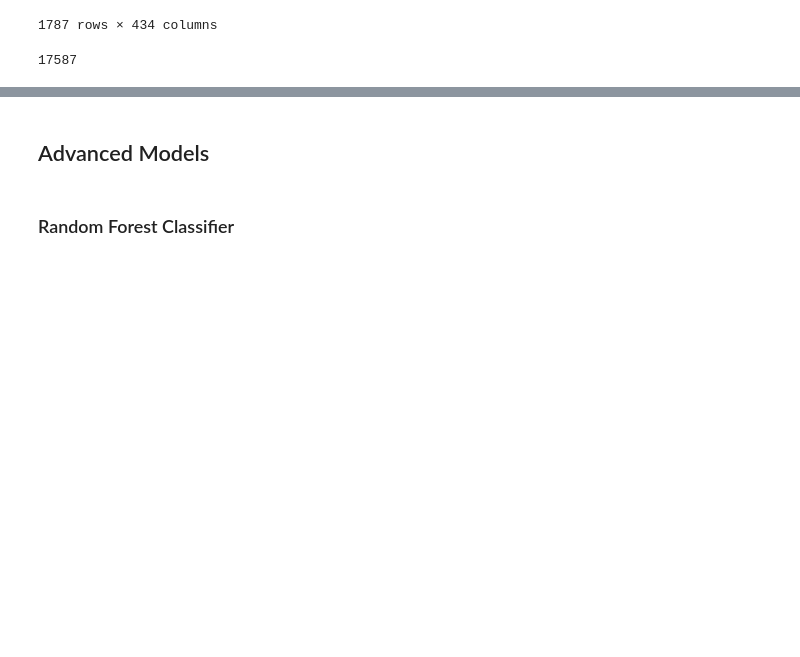
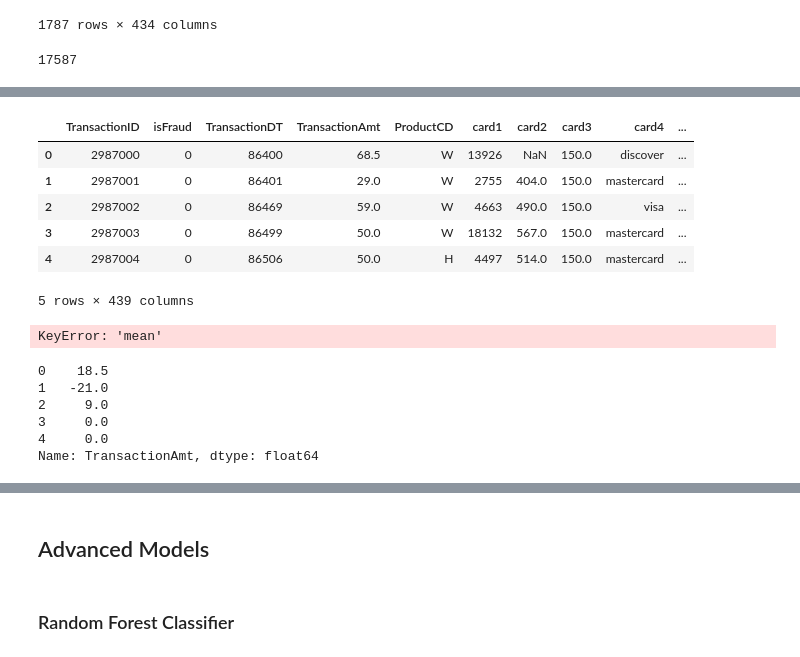
Before and after one commit to mariia-rum/project_fraud, a Jupyter notebook: notebooks/Models_Antonia.ipynb, the cells around one changed output, grey strips where cells are left out. Cells and saved outputs as stored; diff of their text form; code cells hidden in the pictures; blank space fills up the shorter version.

```diff
--- a/notebooks/Models_Antonia.ipynb
+++ b/notebooks/Models_Antonia.ipynb
@@ -380,0 +435,2 @@ credit_cards[['TransactionAmt']].median()
+# %%
+small_credit_cards = credit_cards.head()
@@ -380,0 +457,14 @@ credit_cards[['TransactionAmt']].median()
+# %%
+small_df = small_df.reset_index(drop=True)
+small_credit_cards = small_credit_cards.reset_index(drop=True)
+# %%
+#small_df.join(small_credit_cards, how='left', on="cardID")
+pd.concat([small_df,small_credit_cards],axis=1)
+# %% [output]
+|  | TransactionID | isFraud | TransactionDT | TransactionAmt | ProductCD | card1 | card2 | card3 | card4 | ... |
+| 0 | 2987000 | 0 | 86400 | 68.5 | W | 13926 | NaN | 150.0 | discover | ... |
+| 1 | 2987001 | 0 | 86401 | 29.0 | W | 2755 | 404.0 | 150.0 | mastercard | ... |
+| 2 | 2987002 | 0 | 86469 | 59.0 | W | 4663 | 490.0 | 150.0 | visa | ... |
+| 3 | 2987003 | 0 | 86499 | 50.0 | W | 18132 | 567.0 | 150.0 | mastercard | ... |
+| 4 | 2987004 | 0 | 86506 | 50.0 | H | 4497 | 514.0 | 150.0 | mastercard | ... |
+5 rows × 439 columns
@@ -380,0 +482,4 @@ credit_cards[['TransactionAmt']].median()
+# %%
+small_df['dist_mean'] = small_df.apply(lambda row: dist_from_mean(row), axis=1)
+# %% [output]
+KeyError: 'mean'
@@ -381,3 +488,10 @@ credit_cards[['TransactionAmt']].median()
 # %%
 # new feature
-df['dist_mean'] = df['TransactionAmt'] - credit_cards[['TransactionAmt']].mean()
+small_df['TransactionAmt'] - credit_cards.loc['18132567.0150.0mastercard117.0debit']['mean']
+# %% [output]
+0    18.5
+1   -21.0
+2     9.0
+3     0.0
+4     0.0
+Name: TransactionAmt, dtype: float64
```
Also changed, not shown: parts of 19 cells of this notebook.
